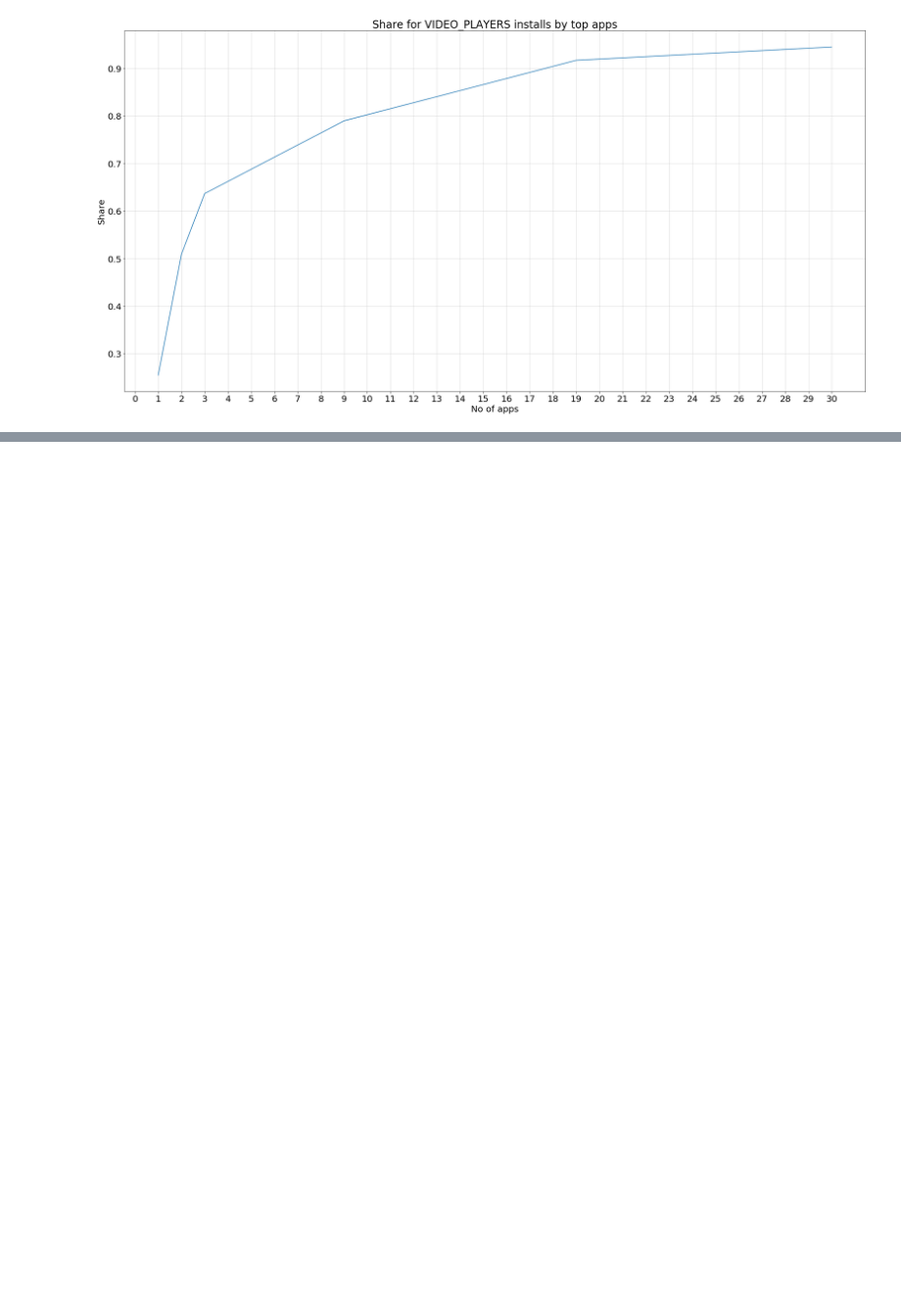
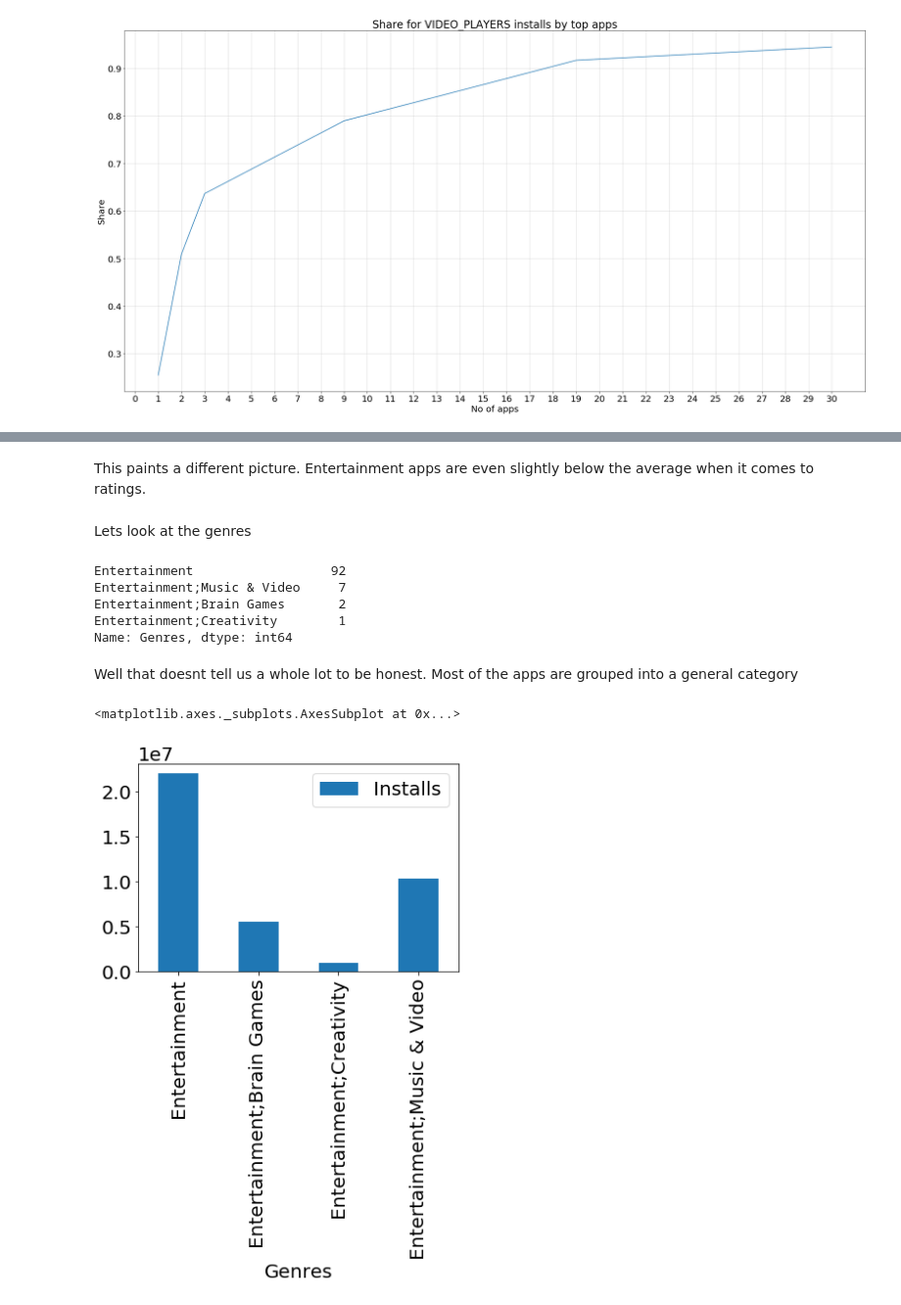
Before and after one commit to ralfneureither/Market_Analsis_find_a_suitable_app_category, a Jupyter notebook: App Analysis.ipynb, the cells around one changed output, grey strips where cells are left out. Shown at 98% size. Drawn from its saved outputs; the diff is of its cells as text; code cells hidden in the pictures; blank space fills up the shorter version.

```diff
--- a/App Analysis.ipynb
+++ b/App Analysis.ipynb
@@ -719,0 +768,2 @@ android[android["Category"]=="VIDEO_PLAYERS"].sort_values(by="Installs",ascendin
+# %%
+entertainment_cat=android[android["Category"]=="ENTERTAINMENT"]
@@ -719,0 +796,19 @@ android[android["Category"]=="VIDEO_PLAYERS"].sort_values(by="Installs",ascendin
+# %% [markdown]
+This paints a different picture. Entertainment apps are even slightly below the average when it comes to ratings.
+# %% [markdown]
+Lets look at the genres
+# %%
+entertainment_cat["Genres"].value_counts()
+# %% [output]
+Entertainment                  92
+Entertainment;Music & Video     7
+Entertainment;Brain Games       2
+Entertainment;Creativity        1
+Name: Genres, dtype: int64
+# %% [markdown]
+Well that doesnt tell us a whole lot to be honest. Most of the apps are grouped into a general category
+# %%
+entertainment_cat.pivot_table(index="Genres",values="Installs",aggfunc="mean").plot.bar()
+# %% [output]
+<matplotlib.axes._subplots.AxesSubplot at 0x...>
+[figure, added]
```
Also changed, not shown: parts of 35 cells of this notebook.
